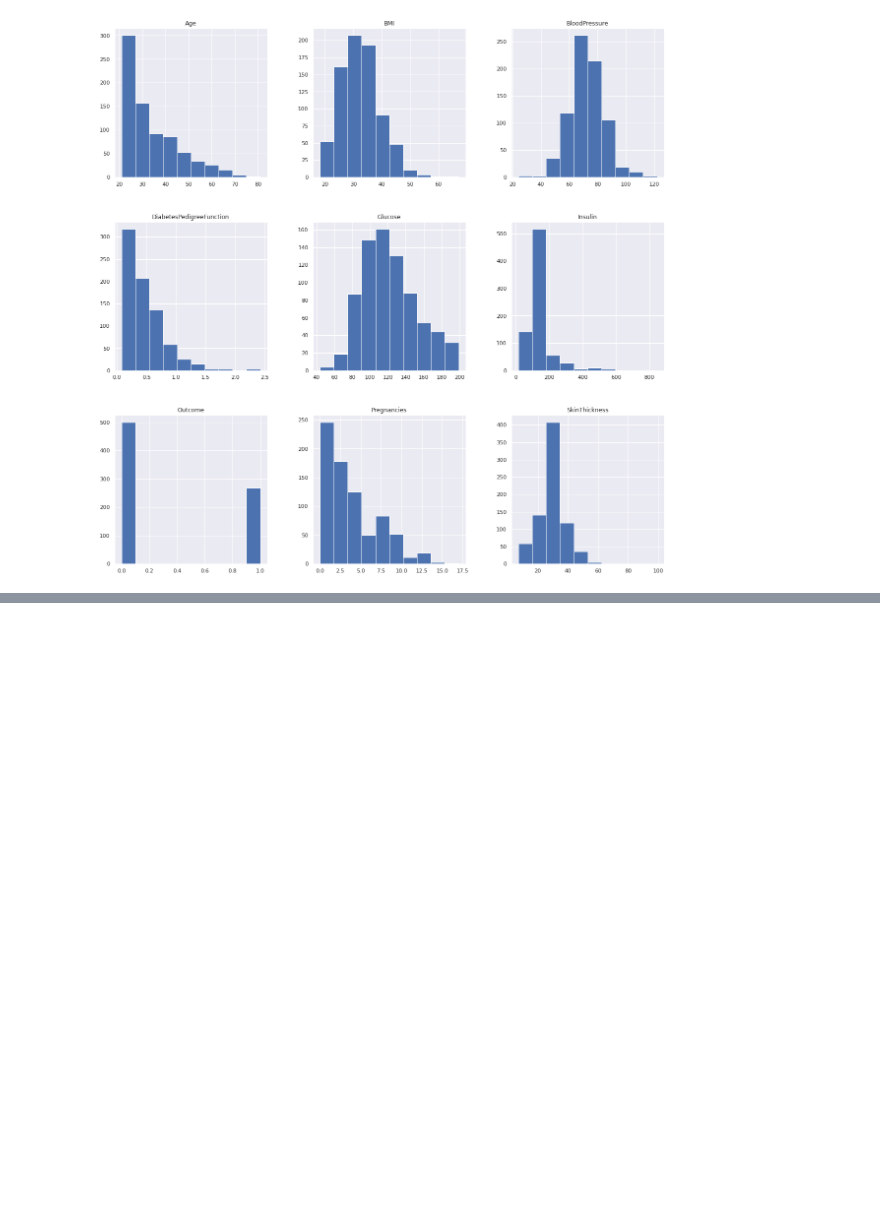
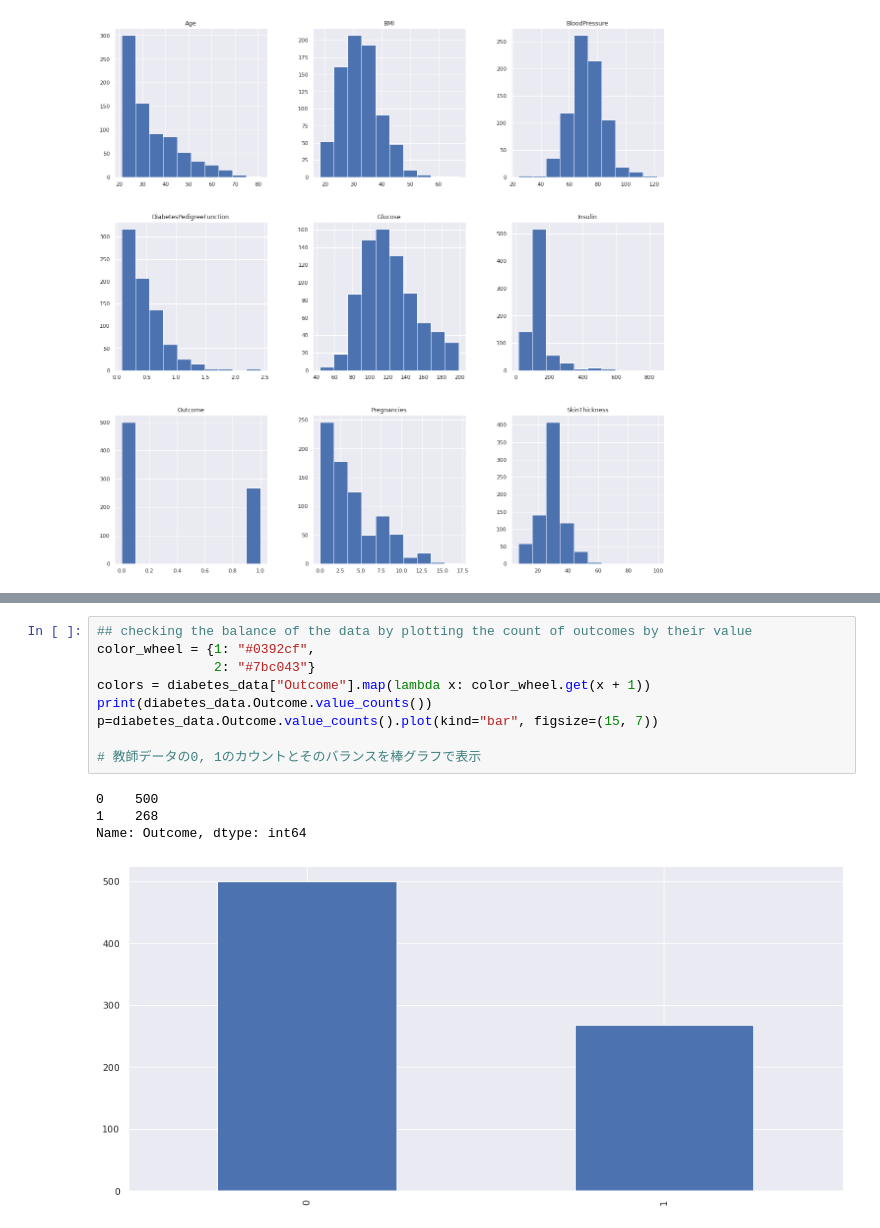
Before and after one commit to yuks0810/Diabetes-Classification-KNN-kaggle-, a Jupyter notebook: Diabetes_Classification_KNN.ipynb, the cells around one changed output, grey strips where cells are left out. Drawn from its saved outputs; the diff is of its cells as text; blank space fills up the shorter version.

```diff
--- a/Diabetes_Classification_KNN.ipynb
+++ b/Diabetes_Classification_KNN.ipynb
@@ -184,0 +206,14 @@ p = diabetes_data_copy.hist(figsize = (20,20))
+# %%
+## checking the balance of the data by plotting the count of outcomes by their value
+color_wheel = {1: "#0392cf",
+               2: "#7bc043"}
+colors = diabetes_data["Outcome"].map(lambda x: color_wheel.get(x + 1))
+print(diabetes_data.Outcome.value_counts())
+p=diabetes_data.Outcome.value_counts().plot(kind="bar", figsize=(15, 7))
+
+# 教師データの0, 1のカウントとそのバランスを棒グラフで表示
+# %% [output]
+0    500
+1    268
+Name: Outcome, dtype: int64
+[figure, added]
```
Also changed, not shown: parts of 24 cells of this notebook.
